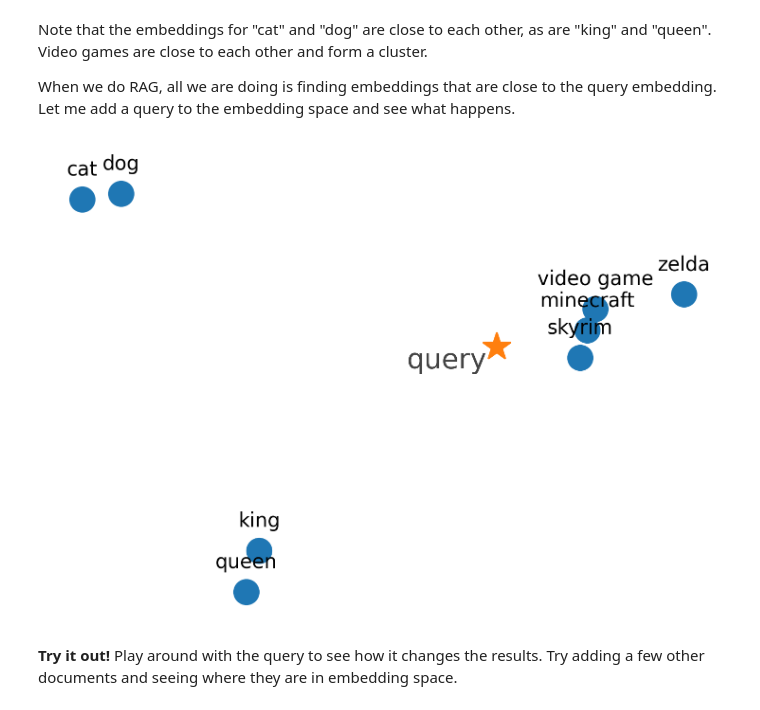
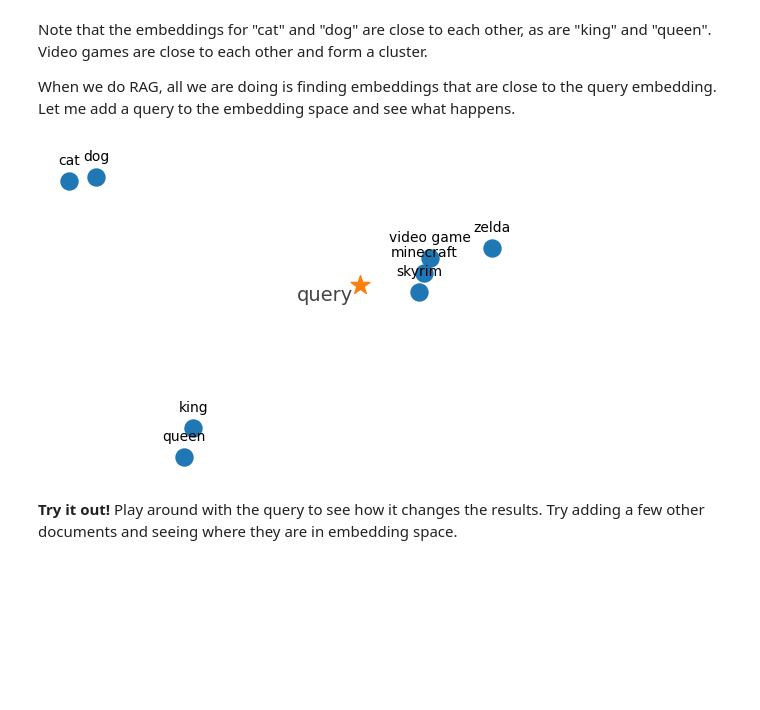
Before and after one commit to cpfiffer/odsc-2025, a Jupyter notebook: lesson.ipynb, the cells around one changed output. Saved outputs shown, nothing was run; the diff lists cells and outputs as text; code cells hidden in the pictures; blank space fills up the shorter version.

```diff
--- a/lesson.ipynb
+++ b/lesson.ipynb
@@ -271,7 +271,7 @@ transformed = pca.fit_transform(vectors)
 transformed_query = pca.transform(query_vector[0].reshape(1, -1))
 
 # Create the scatter plot with a white background
-plt.figure(figsize=(6,4), facecolor='white', dpi=300)
+plt.figure(figsize=(6,4), facecolor='white')
 ax = plt.gca()
 
 # Remove axes and grid
@@ -287,34 +287,34 @@ plt.scatter(
 # Add labels above each point
 for i, doc in enumerate(documents):
     plt.annotate(doc,
                 (transformed[i, 0], transformed[i, 1]),
                 xytext=(0, 10),  # 10 points vertical offset
                 textcoords='offset points',
                 ha='center',  # horizontal alignment
                 va='bottom') # vertical alignment
 
 # Add the query point with a different style
 plt.scatter(
     transformed_query[0][0],
     transformed_query[0][1],
     marker='*',  # Star marker instead of X
     s=200,  # Larger size for emphasis
 )
 
 # Add query label
 plt.annotate('query',
             (transformed_query[0][0], transformed_query[0][1]),
             xytext=(-25, 0),  # Place label to left
             textcoords='offset points',
             ha='center',
             va='top',
             fontfamily='sans-serif',
             fontsize=14,
             color='#444444')
 
 plt.show()
 # %% [output]
-[figure, old version]
+[figure, new version]
 # %% [markdown]
 **Try it out!** Play around with the query to see how it changes the results. Try adding a few other documents and seeing where they are in embedding space.
 # %% [markdown]
```
Also changed, not shown: parts of 10 cells of this notebook.
